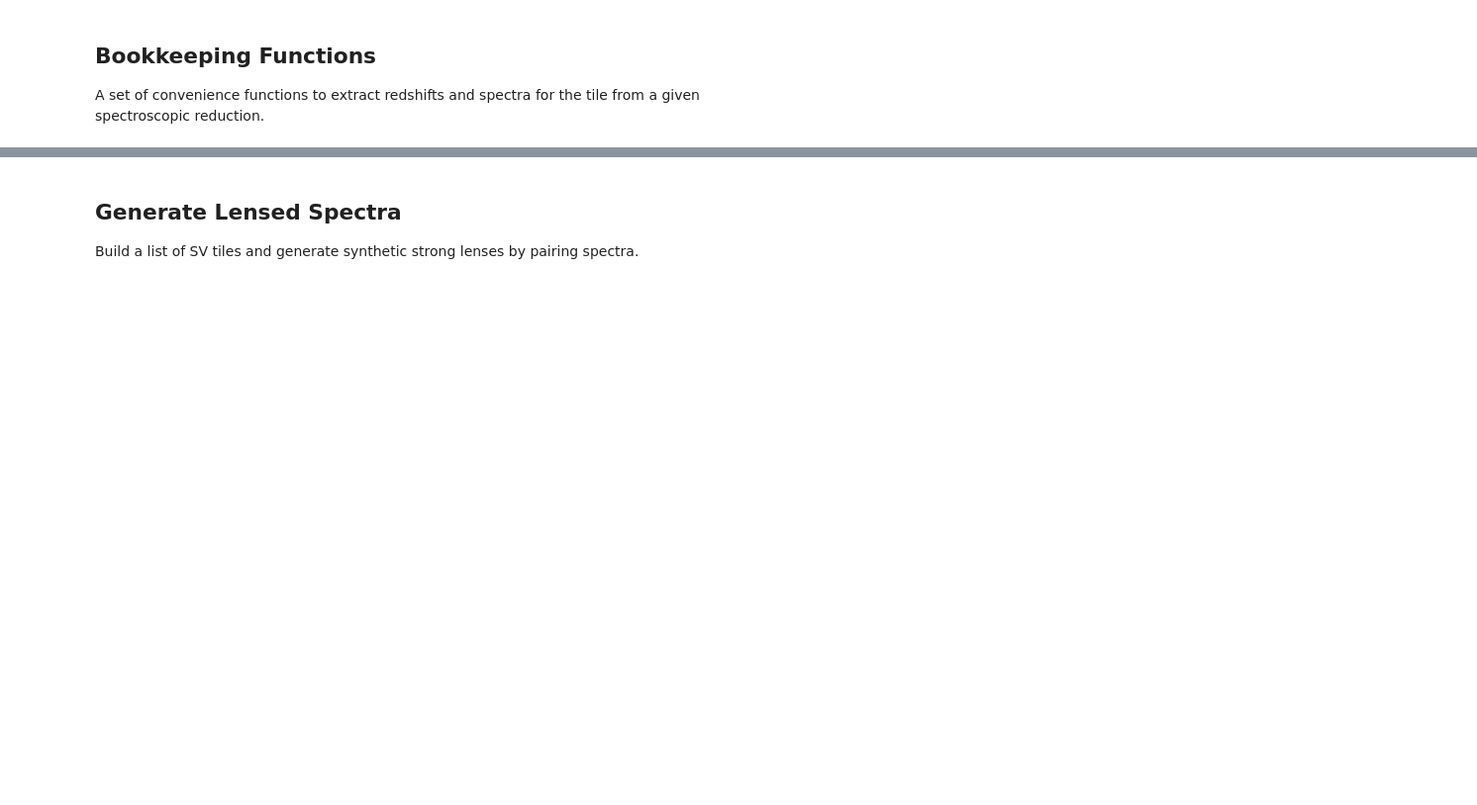
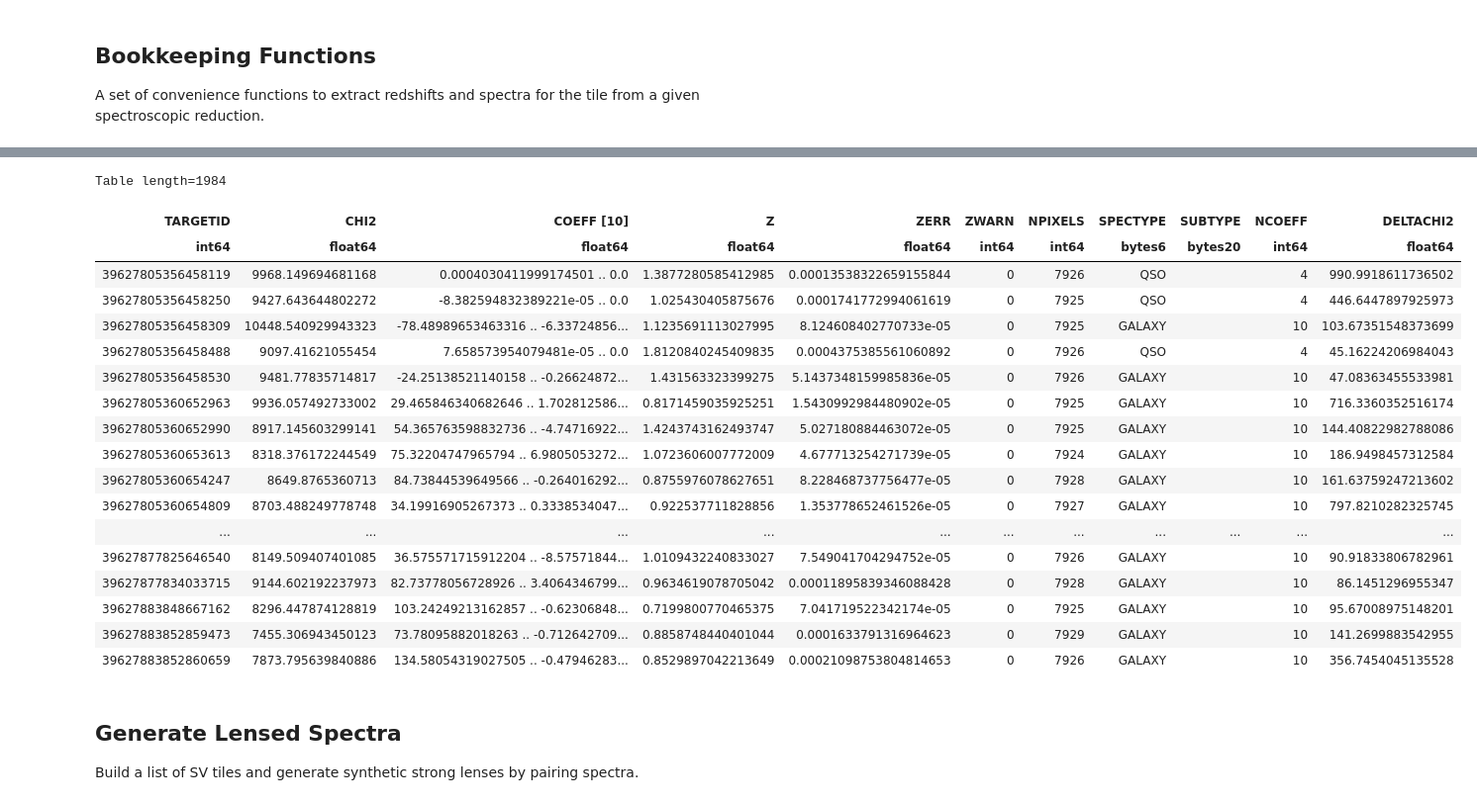
Before and after one commit to DESI-UR/stronglens, a Jupyter notebook: doc/nb/synthlens.ipynb, the cells around one changed output, grey strips where cells are left out. Shown at 99% size. Cells and saved outputs as stored; diff of their text form; code cells hidden in the pictures; blank space fills up the shorter version.

Commit message:
Make everest-compatible output, usable w/ redrock.

```diff
--- a/doc/nb/synthlens.ipynb
+++ b/doc/nb/synthlens.ipynb
@@ -61,0 +438,2 @@ A set of convenience functions to extract redshifts and spectra for the tile fro
+# %%
+synthlens = SynthLens(1, '/global/cfs/cdirs/desi/spectro/redux/everest/tiles/cumulative/1/20210406')
@@ -62,3 +477,25 @@ A set of convenience functions to extract redshifts and spectra for the tile fro
+# %%
+synthlens.zsgltab
+# %% [output]
+Table length=1984
+| TARGETID | CHI2 | COEFF [10] | Z | ZERR | ZWARN | NPIXELS | SPECTYPE | SUBTYPE | NCOEFF | DELTACHI2 |
+| int64 | float64 | float64 | float64 | float64 | int64 | int64 | bytes6 | bytes20 | int64 | float64 |
+| 39627805356458119 | 9968.149694681168 | 0.0004030411999174501 .. 0.0 | 1.3877280585412985 | 0.00013538322659155844 | 0 | 7926 | QSO |  | 4 | 990.9918611736502 |
+| 39627805356458250 | 9427.643644802272 | -8.382594832389221e-05 .. 0.0 | 1.025430405875676 | 0.0001741772994061619 | 0 | 7925 | QSO |  | 4 | 446.6447897925973 |
+| 39627805356458309 | 10448.540929943323 | -78.48989653463316 .. -6.33724856... | 1.1235691113027995 | 8.124608402770733e-05 | 0 | 7925 | GALAXY |  | 10 | 103.67351548373699 |
+| 39627805356458488 | 9097.41621055454 | 7.658573954079481e-05 .. 0.0 | 1.8120840245409835 | 0.0004375385561060892 | 0 | 7926 | QSO |  | 4 | 45.16224206984043 |
+| 39627805356458530 | 9481.77835714817 | -24.25138521140158 .. -0.26624872... | 1.431563323399275 | 5.1437348159985836e-05 | 0 | 7926 | GALAXY |  | 10 | 47.08363455533981 |
+| 39627805360652963 | 9936.057492733002 | 29.465846340682646 .. 1.702812586... | 0.8171459035925251 | 1.5430992984480902e-05 | 0 | 7925 | GALAXY |  | 10 | 716.3360352516174 |
+| 39627805360652990 | 8917.145603299141 | 54.365763598832736 .. -4.74716922... | 1.4243743162493747 | 5.027180884463072e-05 | 0 | 7925 | GALAXY |  | 10 | 144.40822982788086 |
+| 39627805360653613 | 8318.376172244549 | 75.32204747965794 .. 6.9805053272... | 1.0723606007772009 | 4.677713254271739e-05 | 0 | 7924 | GALAXY |  | 10 | 186.9498457312584 |
+| 39627805360654247 | 8649.8765360713 | 84.73844539649566 .. -0.264016292... | 0.8755976078627651 | 8.228468737756477e-05 | 0 | 7928 | GALAXY |  | 10 | 161.63759247213602 |
+| 39627805360654809 | 8703.488249778748 | 34.19916905267373 .. 0.3338534047... | 0.922537711828856 | 1.353778652461526e-05 | 0 | 7927 | GALAXY |  | 10 | 797.8210282325745 |
+| ... | ... | ... | ... | ... | ... | ... | ... | ... | ... | ... |
+| 39627877825646540 | 8149.509407401085 | 36.575571715912204 .. -8.57571844... | 1.0109432240833027 | 7.549041704294752e-05 | 0 | 7926 | GALAXY |  | 10 | 90.91833806782961 |
+| 39627877834033715 | 9144.602192237973 | 82.73778056728926 .. 3.4064346799... | 0.9634619078705042 | 0.00011895839346088428 | 0 | 7928 | GALAXY |  | 10 | 86.1451296955347 |
+| 39627883848667162 | 8296.447874128819 | 103.24249213162857 .. -0.62306848... | 0.7199800770465375 | 7.041719522342174e-05 | 0 | 7925 | GALAXY |  | 10 | 95.67008975148201 |
+| 39627883852859473 | 7455.306943450123 | 73.78095882018263 .. -0.712642709... | 0.8858748440401044 | 0.0001633791316964623 | 0 | 7929 | GALAXY |  | 10 | 141.2699883542955 |
+| 39627883852860659 | 7873.795639840886 | 134.58054319027505 .. -0.47946283... | 0.8529897042213649 | 0.00021098753804814653 | 0 | 7926 | GALAXY |  | 10 | 356.7454045135528 |
 # %%
 def get_zbest_data(tilefolder):
     """Given a path to a tile folder, extract all ZBEST and FIBERMAP data from the tile.
```
Also changed, not shown: parts of 5 cells of this notebook.
